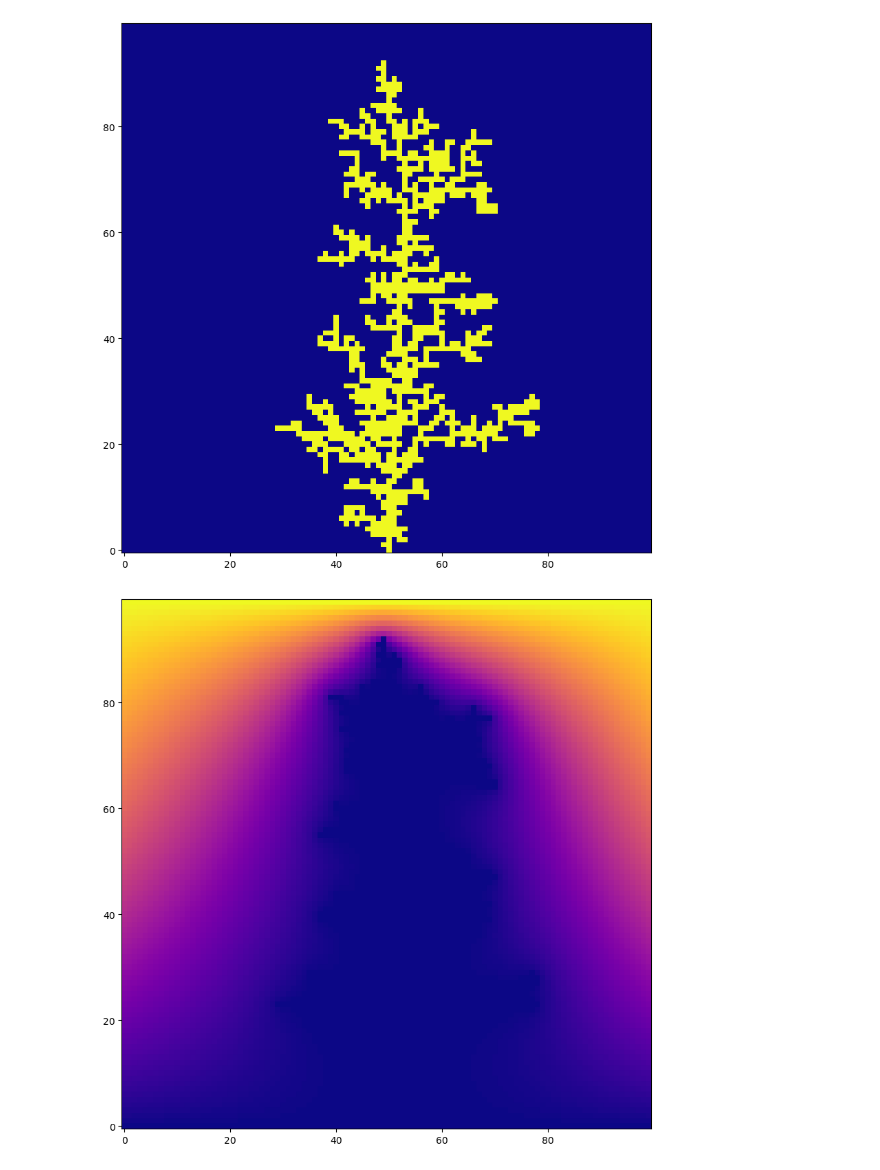
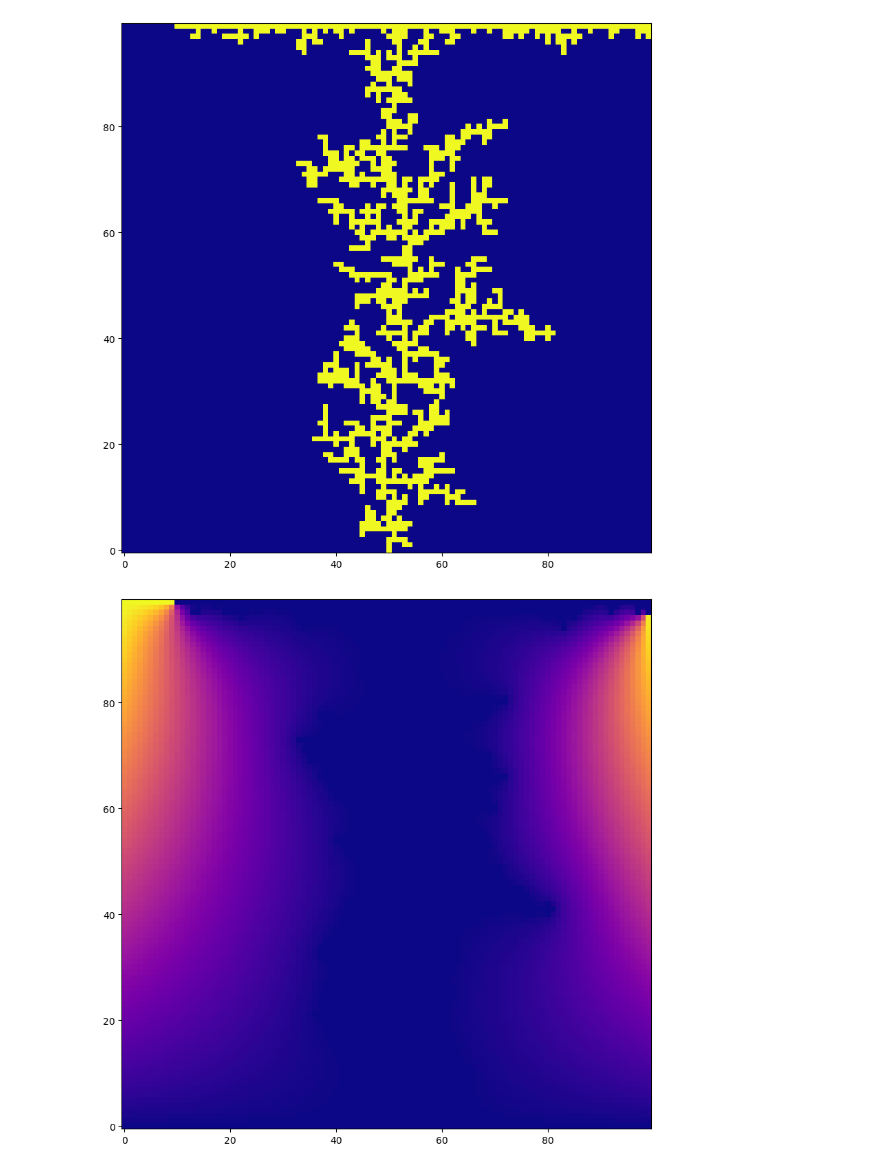
Before and after one commit to francescotiepolo/scientific_computing_assignment2, a Jupyter notebook: Question_A_fig.ipynb, the cells around one changed output. Drawn from its saved outputs; the diff is of its cells as text; code cells hidden in the pictures.

```diff
--- a/Question_A_fig.ipynb
+++ b/Question_A_fig.ipynb
@@ -9,18 +9,15 @@ save_folder = 'fig'
 os.makedirs(save_folder, exist_ok=True)
 # %%
 np.random.seed(0)
-c, cluster, history = simulation_dla(grid_size=(100, 100), steps=1000, eta=1.0, w=1.8)
+c, cluster, history = simulation_dla(grid_size=(100, 100), steps=1200, eta=1, w=1.8)
 
 plt.figure(figsize=(10, 10))
 plt.imshow(cluster, origin='lower', cmap='plasma')
-
-save_path = os.path.join(save_folder, f'Question A.png')
-plt.savefig(save_path, dpi=300)
 plt.show()
 
 plt.figure(figsize=(10, 10))
 plt.imshow(c, origin='lower', cmap='plasma')
 plt.show()
 # %% [output]
-[figure, old version]
+[figure, new version]
-[figure, old version]
+[figure, new version]
```
Also changed, not shown: parts of 1 cell of this notebook, 2 other files.
